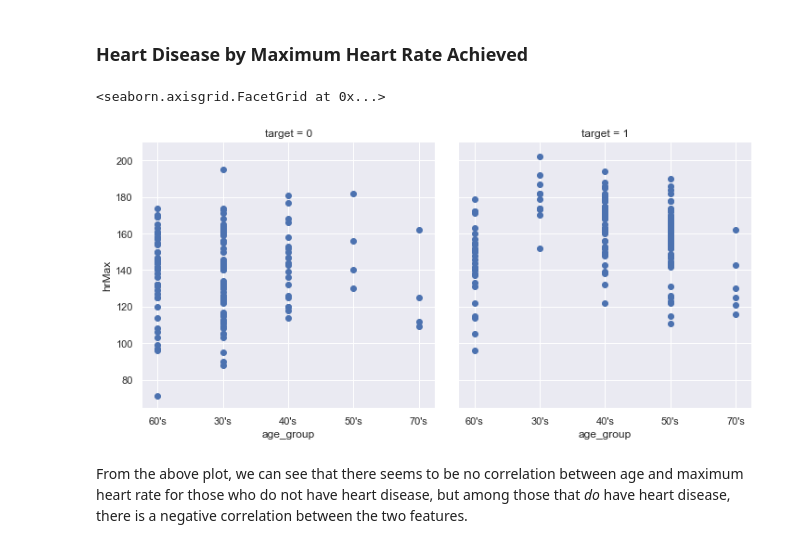
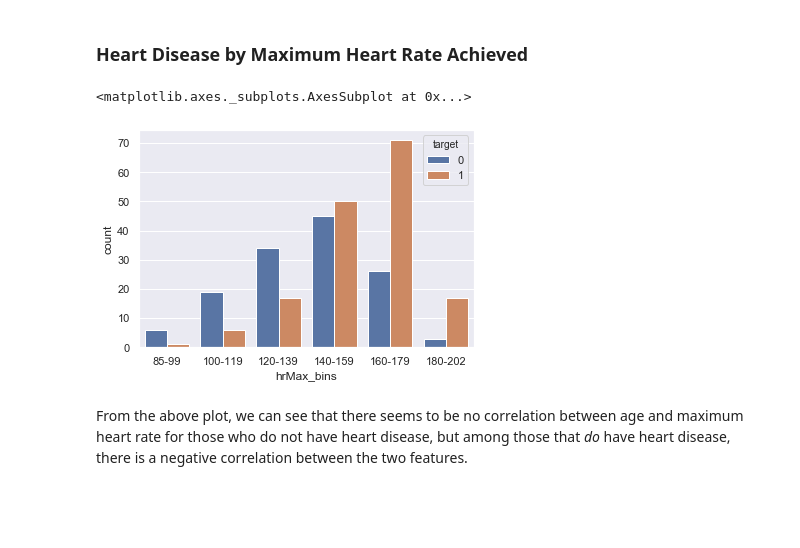
Before and after one commit to ljsauer/LaunchCode, a Jupyter notebook: Final Project - EDA/Heart_Disease_EDA.ipynb, the cells around one changed output. Cells and saved outputs as stored; diff of their text form; code cells hidden in the pictures; blank space fills up the shorter version.

```diff
--- a/Final Project - EDA/Heart_Disease_EDA.ipynb
+++ b/Final Project - EDA/Heart_Disease_EDA.ipynb
@@ -171,12 +185,19 @@ sns.catplot(x='pain', y='target', hue='sex', kind='point', data=data)
 [figure]
 # %% [markdown]
 ### Heart Disease by Maximum Heart Rate Achieved
-# %%
-hrMax_age = sns.FacetGrid(data, col='target', height=5)
-hrMax_age.map(plt.scatter, 'age_group', 'hrMax')
-hrMax_age.add_legend()
-# %% [output]
-<seaborn.axisgrid.FacetGrid at 0x...>
-[figure, removed]
+# %%
+data['hrMax_bins'] = data['hrMax'].apply(lambda x: '70-84' if x <= 84
+                                        else '85-99' if x <= 99
+                                        else '100-119' if x <= 119
+                                        else '120-139' if x <= 139
+                                        else '140-159' if x <= 159
+                                        else '160-179' if x <= 179
+                                        else '180-202')
+# %%
+sns.countplot('hrMax_bins', hue='target', data=data, order=['85-99', '100-119', '120-139', '140-159',
+                                                            '160-179', '180-202'])
+# %% [output]
+<matplotlib.axes._subplots.AxesSubplot at 0x...>
+[figure, added]
 # %% [markdown]
 From the above plot, we can see that there seems to be no correlation between age and maximum heart rate for those who do not have heart disease, but among those that *do* have heart disease, there is a negative correlation between the two features.
```
Also changed, not shown: parts of 20 cells of this notebook.
